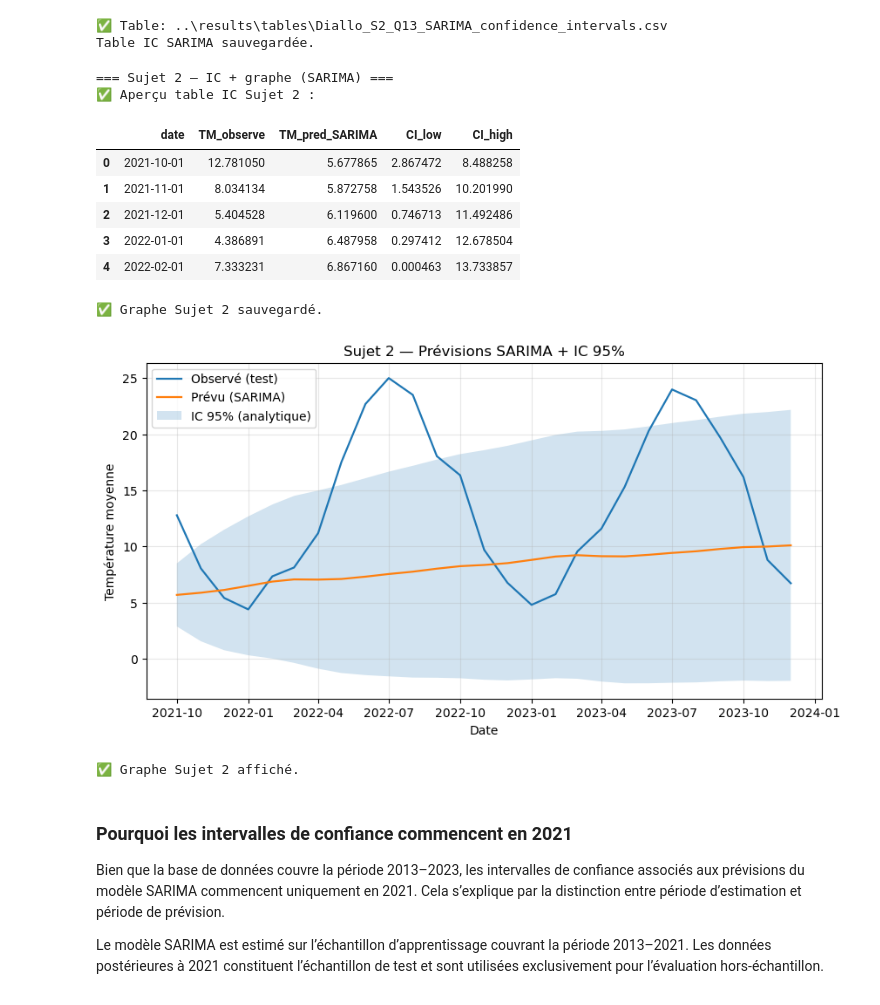
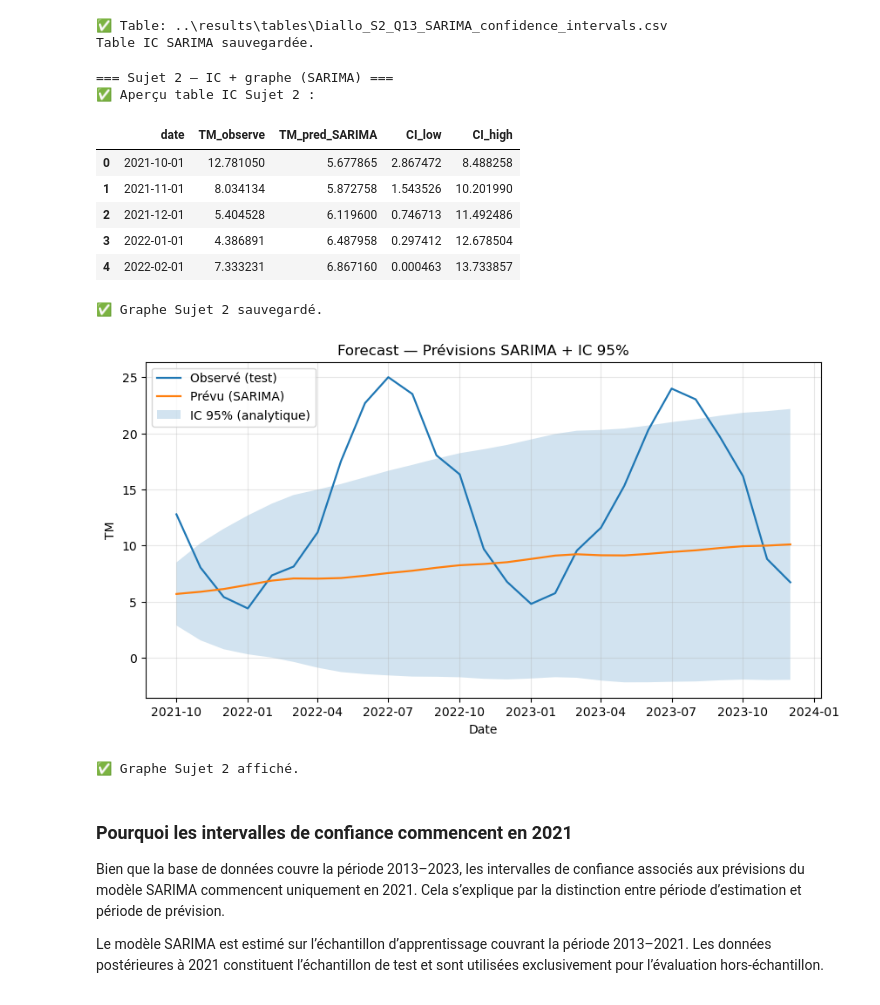
Before and after one commit to Nohalito/Weather-prediction, a Jupyter notebook: notebooks/03.1_Modeling_Diallo.ipynb, the cells around one changed output. Cells and saved outputs as stored; diff of their text form; code cells hidden in the pictures.

```diff
--- a/notebooks/03.1_Modeling_Diallo.ipynb
+++ b/notebooks/03.1_Modeling_Diallo.ipynb
@@ -2029,36 +2029,36 @@ plt.plot(ci_s2["date"], ci_s2["TM_observe"], label="Observé (test)", linewidth=
 plt.plot(ci_s2["date"], ci_s2["TM_pred_SARIMA"], label="Prévu (SARIMA)", linewidth=1.6)
 
 plt.fill_between(
     ci_s2["date"],
     ci_s2["CI_low"],
     ci_s2["CI_high"],
     alpha=0.20,
     label="IC 95% (analytique)"
 )
 
-plt.title("Sujet 2 — Prévisions SARIMA + IC 95%")
+plt.title("Forecast — Prévisions SARIMA + IC 95%")
 plt.xlabel("Date")
-plt.ylabel("Température moyenne")
+plt.ylabel("TM")
 plt.grid(True, alpha=0.3)
 plt.legend()
 
 plt.savefig('../results/figures/Diallo_S2_SARIMA_IC_graph.png')
 print("✅ Graphe Sujet 2 sauvegardé.")
 
 plt.show()
 print("✅ Graphe Sujet 2 affiché.")
 plt.close()
 # %% [output]
 === Sujet 2 — IC + graphe (SARIMA) ===
 ✅ Aperçu table IC Sujet 2 :
 |  | date | TM_observe | TM_pred_SARIMA | CI_low | CI_high |
 | 0 | 2021-10-01 | 12.781050 | 5.677865 | 2.867472 | 8.488258 |
 | 1 | 2021-11-01 | 8.034134 | 5.872758 | 1.543526 | 10.201990 |
 | 2 | 2021-12-01 | 5.404528 | 6.119600 | 0.746713 | 11.492486 |
 | 3 | 2022-01-01 | 4.386891 | 6.487958 | 0.297412 | 12.678504 |
 | 4 | 2022-02-01 | 7.333231 | 6.867160 | 0.000463 | 13.733857 |
 ✅ Graphe Sujet 2 sauvegardé.
-[figure, old version]
+[figure, new version]
 ✅ Graphe Sujet 2 affiché.
 # %% [markdown]
 ### Pourquoi les intervalles de confiance commencent en 2021
```
Also changed, not shown: parts of 7 cells of this notebook, 9 other files.
